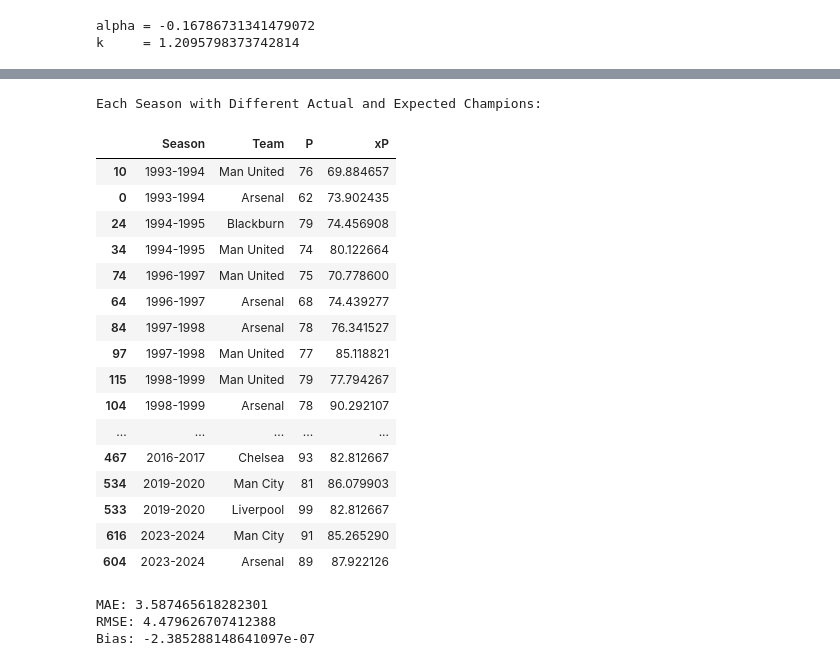
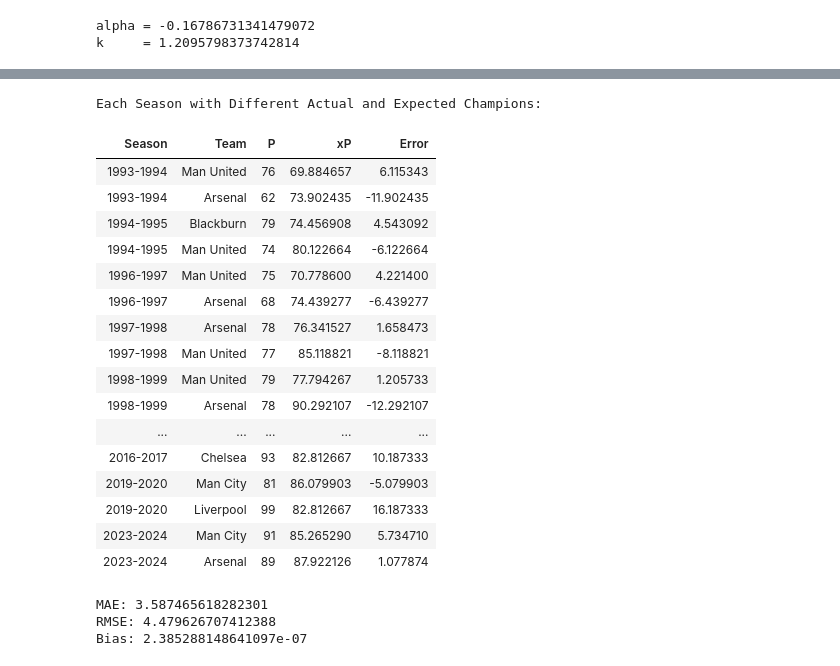
Before and after one commit to william-w-zhao/Modeling-Pythagorean-Expectation-for-the-Premier-League, a Jupyter notebook: Traditional Pythagorean Calculation.ipynb, the cells around one changed output, grey strips where cells are left out. Cells and saved outputs as stored; diff of their text form; code cells hidden in the pictures.

```diff
--- a/Traditional Pythagorean Calculation.ipynb
+++ b/Traditional Pythagorean Calculation.ipynb
@@ -84,10 +82,10 @@ k     = 1.2095798373742814
 # %%
 # Calculates the expected points and error
 teamResults["xP"] = (c * teamResults["GF"]**k / (c * teamResults["GF"]**k + teamResults["GA"]**k)) * 3 * teamResults["G"]
-teamResults["error"] = teamResults["xP"] - teamResults["P"]
+teamResults["Error"] = teamResults["P"] - teamResults["xP"]
 
 # Puts the results needed into a clean dataframe to print and easily interpret
-cleanResults = teamResults[["Season", "Team", "P", "xP", "error"]].copy()
+cleanResults = teamResults[["Season", "Team", "P", "xP", "Error"]].copy()
 # %%
 # Plot results in a scattergram
 x = cleanResults["xP"]
@@ -110,41 +108,41 @@ plt.show()
 # %%
-actualChampions = cleanResults.loc[cleanResults.groupby("Season")["P"].idxmax()][["Season", "Team", "P", "xP"]]
-expectedChampions = cleanResults.loc[cleanResults.groupby("Season")["xP"].idxmax()][["Season", "Team", "P", "xP"]]
+actualChampions = cleanResults.loc[cleanResults.groupby("Season")["P"].idxmax()][["Season", "Team", "P", "xP", "Error"]]
+expectedChampions = cleanResults.loc[cleanResults.groupby("Season")["xP"].idxmax()][["Season", "Team", "P", "xP", "Error"]]
 
 allChampions = pd.concat([actualChampions, expectedChampions])
 sortedComparison = allChampions.groupby("Season").filter(lambda x: x["Team"].nunique() > 1)
 sortedComparison = sortedComparison.sort_values("Season")
 
 print("\nEach Season with Different Actual and Expected Champions:\n")
-display(sortedComparison)
+display(sortedComparison.style.hide(axis="index"))
 # %% [output]
 Each Season with Different Actual and Expected Champions:
-|  | Season | Team | P | xP |
-| 10 | 1993-1994 | Man United | 76 | 69.884657 |
-| 0 | 1993-1994 | Arsenal | 62 | 73.902435 |
-| 24 | 1994-1995 | Blackburn | 79 | 74.456908 |
-| 34 | 1994-1995 | Man United | 74 | 80.122664 |
-| 74 | 1996-1997 | Man United | 75 | 70.778600 |
-| 64 | 1996-1997 | Arsenal | 68 | 74.439277 |
-| 84 | 1997-1998 | Arsenal | 78 | 76.341527 |
-| 97 | 1997-1998 | Man United | 77 | 85.118821 |
-| 115 | 1998-1999 | Man United | 79 | 77.794267 |
-| 104 | 1998-1999 | Arsenal | 78 | 90.292107 |
+| Season | Team | P | xP | Error |
+| 1993-1994 | Man United | 76 | 69.884657 | 6.115343 |
+| 1993-1994 | Arsenal | 62 | 73.902435 | -11.902435 |
+| 1994-1995 | Blackburn | 79 | 74.456908 | 4.543092 |
+| 1994-1995 | Man United | 74 | 80.122664 | -6.122664 |
+| 1996-1997 | Man United | 75 | 70.778600 | 4.221400 |
+| 1996-1997 | Arsenal | 68 | 74.439277 | -6.439277 |
+| 1997-1998 | Arsenal | 78 | 76.341527 | 1.658473 |
+| 1997-1998 | Man United | 77 | 85.118821 | -8.118821 |
+| 1998-1999 | Man United | 79 | 77.794267 | 1.205733 |
+| 1998-1999 | Arsenal | 78 | 90.292107 | -12.292107 |
 | ... | ... | ... | ... | ... |
-| 467 | 2016-2017 | Chelsea | 93 | 82.812667 |
-| 534 | 2019-2020 | Man City | 81 | 86.079903 |
-| 533 | 2019-2020 | Liverpool | 99 | 82.812667 |
-| 616 | 2023-2024 | Man City | 91 | 85.265290 |
-| 604 | 2023-2024 | Arsenal | 89 | 87.922126 |
+| 2016-2017 | Chelsea | 93 | 82.812667 | 10.187333 |
+| 2019-2020 | Man City | 81 | 86.079903 | -5.079903 |
+| 2019-2020 | Liverpool | 99 | 82.812667 | 16.187333 |
+| 2023-2024 | Man City | 91 | 85.265290 | 5.734710 |
+| 2023-2024 | Arsenal | 89 | 87.922126 | 1.077874 |
 # %%
 # Calculate mean absolute error, root mean squared deviation, and bias
-MAE = cleanResults["error"].abs().mean()
-RMSE = np.sqrt((cleanResults["error"]**2).mean())
-bias = cleanResults["error"].mean()
+MAE = cleanResults["Error"].abs().mean()
+RMSE = np.sqrt((cleanResults["Error"]**2).mean())
+bias = cleanResults["Error"].mean()
 print("MAE:", MAE)
 print("RMSE:", RMSE)
 print("Bias:", bias)
 # %% [output]
 MAE: 3.587465618282301
 RMSE: 4.479626707412388
-Bias: -2.385288148641097e-07
+Bias: 2.385288148641097e-07
```
Also changed, not shown: parts of 3 cells of this notebook, 1 other file.
